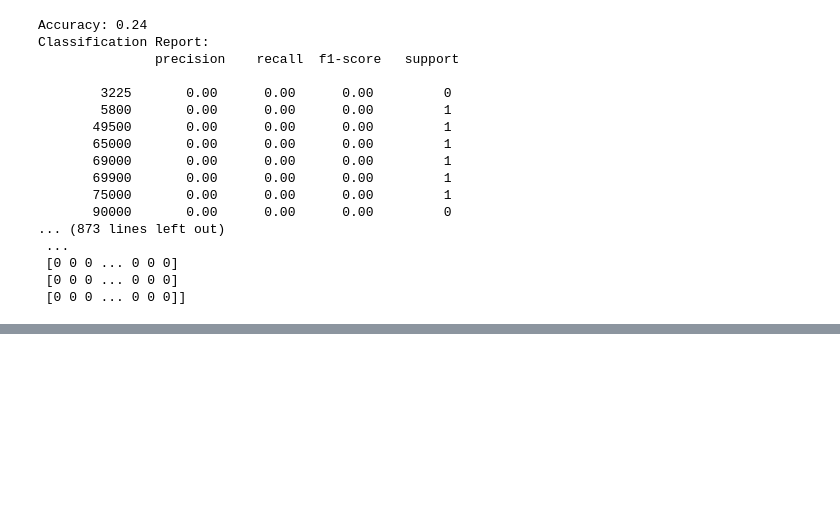
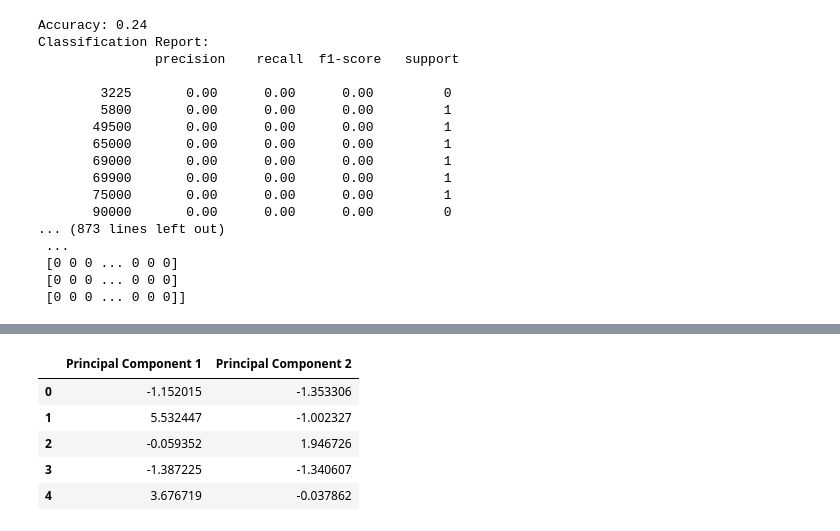
Before and after one commit to msubedi2/AIT664, a Jupyter notebook: Classification.ipynb, the cells around one changed output, grey strips where cells are left out. Saved outputs shown, nothing was run; the diff lists cells and outputs as text; code cells hidden in the pictures; blank space fills up the shorter version.

```diff
--- a/Classification.ipynb
+++ b/Classification.ipynb
@@ -296,0 +344,14 @@ y_pred = gbm.predict(X_test)
+# %%
+#Apply PCA to the scales data
+pca = PCA(n_components=2)
+X_pca = pca.fit_transform(X_scaled)
+pca_df = pd.DataFrame(X_pca, columns=['Principal Component 1', 'Principal Component 2'])
+
+pca_df.head()
+# %% [output]
+|  | Principal Component 1 | Principal Component 2 |
+| 0 | -1.152015 | -1.353306 |
+| 1 | 5.532447 | -1.002327 |
+| 2 | -0.059352 | 1.946726 |
+| 3 | -1.387225 | -1.340607 |
+| 4 | 3.676719 | -0.037862 |
```
Also changed, not shown: parts of 7 cells of this notebook.
